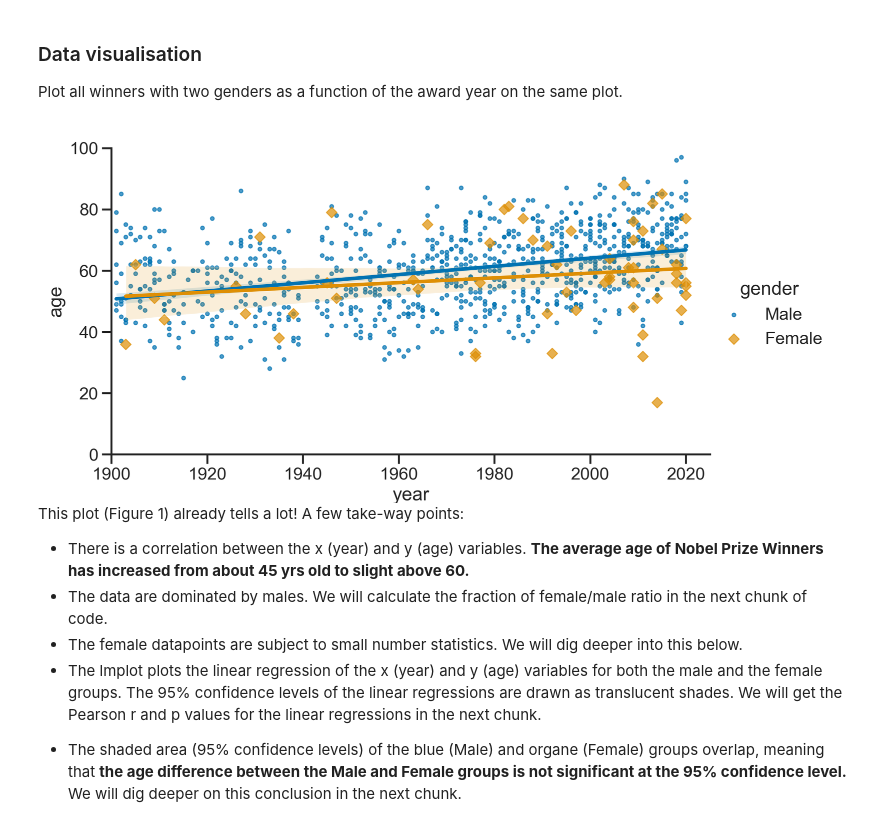
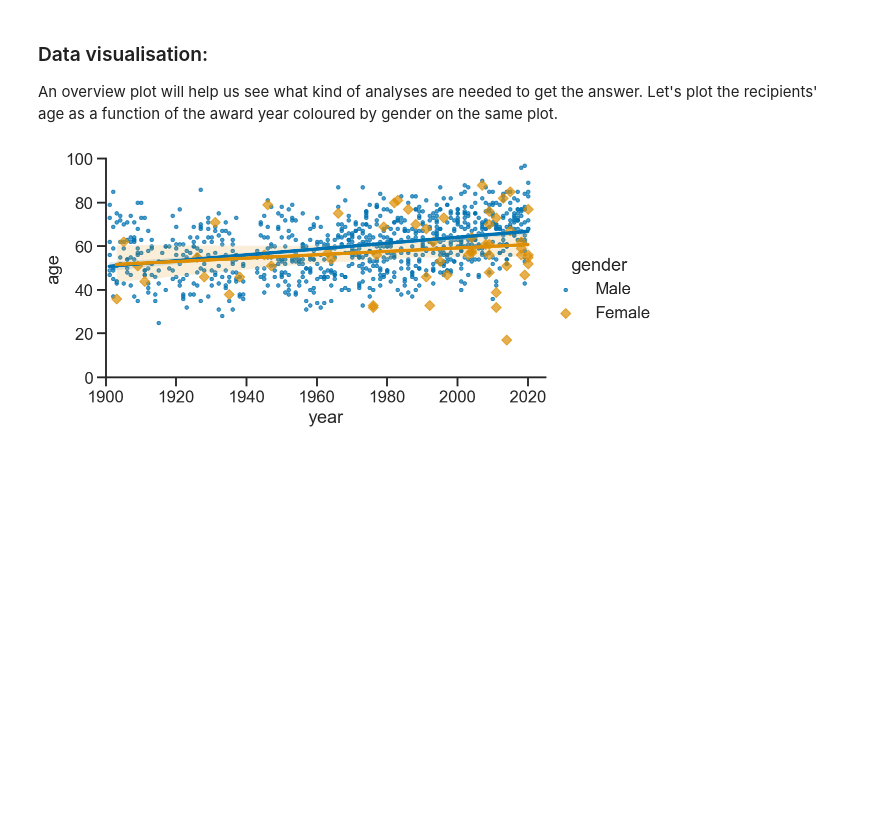
Before and after one commit to yuantt83/project_examples, a Jupyter notebook: nobel_gender/nobel_prize_gender.ipynb, the cells around one changed output. Drawn from its saved outputs; the diff is of its cells as text; code cells hidden in the pictures; blank space fills up the shorter version.

Commit message:
Nobel prize analysis project

```diff
--- a/nobel_gender/nobel_prize_gender.ipynb
+++ b/nobel_gender/nobel_prize_gender.ipynb
@@ -32,44 +29,39 @@ df.head() # checking the first few rows.
 # %% [markdown]
-### Data visualisation
-Plot all winners with two genders as a function of the award year on the same plot.
+### Data visualisation:
+An overview plot will help us see what kind of analyses are needed to get the answer. Let's plot the recipients' age as a function of the award year coloured by gender on the same plot.
 # %%
-# Uncomment the line below to make plot interative.
+# Uncomment the line below to make plots interative.
 # %matplotlib widget
+
+# Make images less blurry on Jupyter.
+%config InlineBackend.figure_format = 'retina'
 
 import matplotlib.pyplot as plt
 import seaborn as sns
 import numpy as np
 
-# add a new column to store the 'age' of winners in the dataframe.
+# Add a new column to store the 'age' of winners in the dataframe.
 df['age'] = df['year'] - df['birth_year']
 
-# customised seaborn setting
+# Customise seaborn setting for good visual.
 sns.set()
 sns.set_palette('colorblind')
 sns.set_style('ticks')
 sns.set_context('talk')
 
 g = sns.lmplot(x = 'year', y='age', data = df,
                hue = 'gender',
                lowess = False,
+               height = 4,
                aspect = 1.8,
                markers = ['.', 'D'],
                scatter_kws = {'alpha':0.7,'s':50},
                line_kws = {'alpha':1},
                ci = 95,
+               legend_out = True,
                )
 g.set(ylim = (0, 100), xlim = (1900, 2025))
 plt.show()
+g.savefig('Figure1a.jpg', dpi = 300)
+# %% [output]
+[figure, added]
-# %% [markdown]
-<!-- ![Figure 1 (3).png](attachment:5a34a880-cf2b-4270-bbb0-00e97fb35429.png) -->
-<div>
-<img src="attachment:5a34a880-cf2b-4270-bbb0-00e97fb35429.png" width="800"/>
-</div>
-
-This plot (Figure 1) already tells a lot!  A few take-way points:
-* There is a correlation between the x (year) and y (age) variables.  **The average age of Nobel Prize Winners has increased from about 45 yrs old to slight above 60.**
-* The data are dominated by males.  We will calculate the fraction of female/male ratio in the next chunk of code.
-* The female datapoints are subject to small number statistics. We will dig deeper into this below.
-* The lmplot plots the linear regression of the x (year) and y (age) variables for both the male and the female groups. The 95% confidence levels of the linear regressions are drawn as translucent shades.  We will get the Pearson r and p values for the linear regressions in the next chunk.
-<!-- * The average age difference between the Male and Female groups gets larger with time, though this difference is not statistically significant for the two groups. See below.  -->
-* The shaded area (95% confidence levels) of the blue (Male) and organe (Female) groups overlap, meaning that **the age difference between the Male and Female groups is not significant at the 95% confidence level.** We will dig deeper on this conclusion in the next chunk.
```
Also changed, not shown: parts of 28 cells of this notebook, 3 other files.
